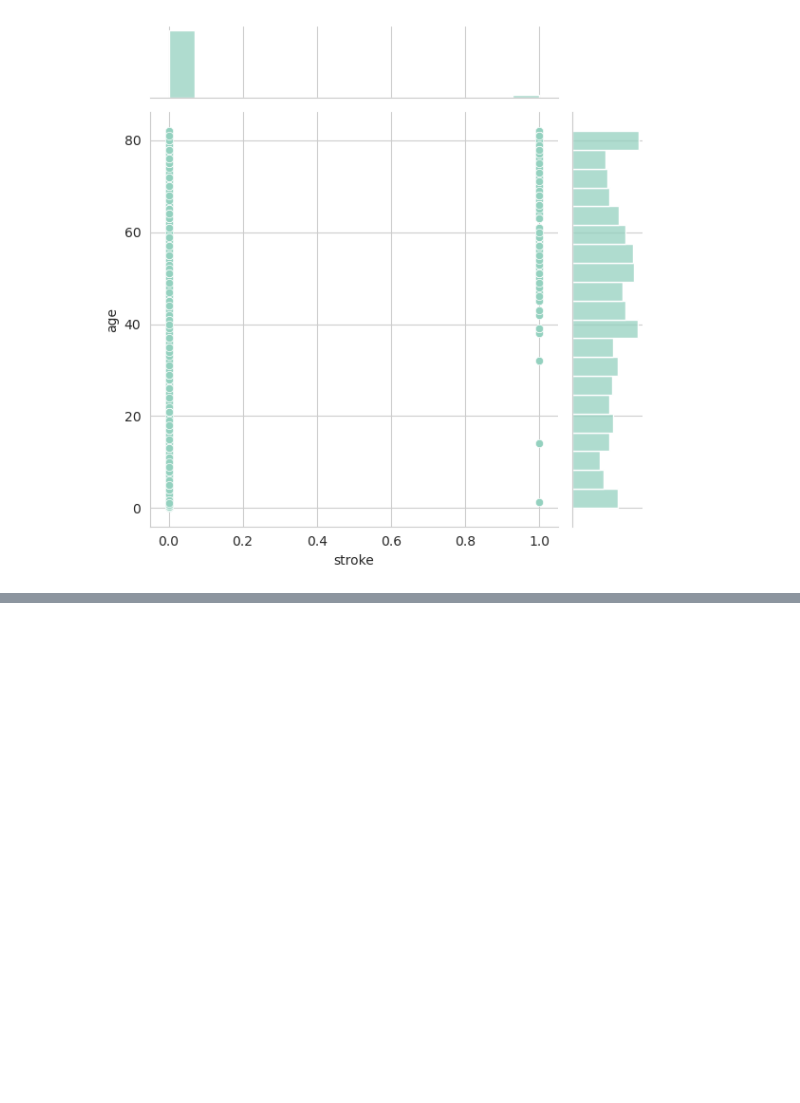
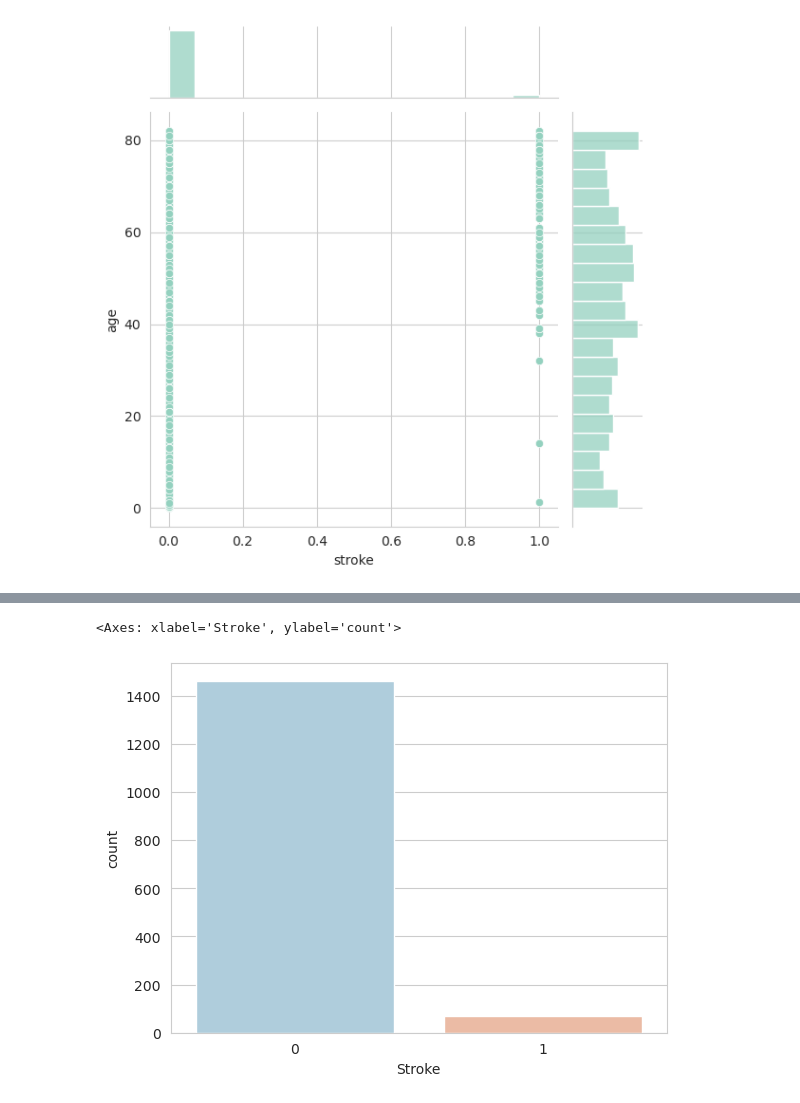
Before and after one commit to GoncaloSenra/DAA-Modelos-de-Machine-Learning, a Jupyter notebook: teste_stroke.ipynb, the cells around one changed output, grey strips where cells are left out. Cells and saved outputs as stored; diff of their text form; code cells hidden in the pictures; blank space fills up the shorter version.

```diff
--- a/teste_stroke.ipynb
+++ b/teste_stroke.ipynb
@@ -444,0 +498,6 @@ data
+# %%
+sns.set_style('whitegrid')
+sns.countplot(x='Stroke',data=pd.DataFrame(y_test, columns=['Stroke']),palette='RdBu_r')
+# %% [output]
+<Axes: xlabel='Stroke', ylabel='count'>
+[figure, added]
```
Also changed, not shown: parts of 40 cells of this notebook.
